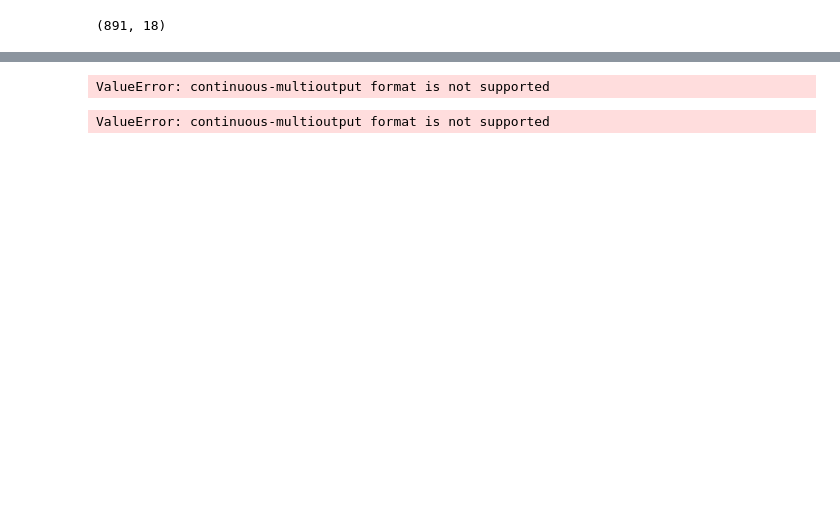
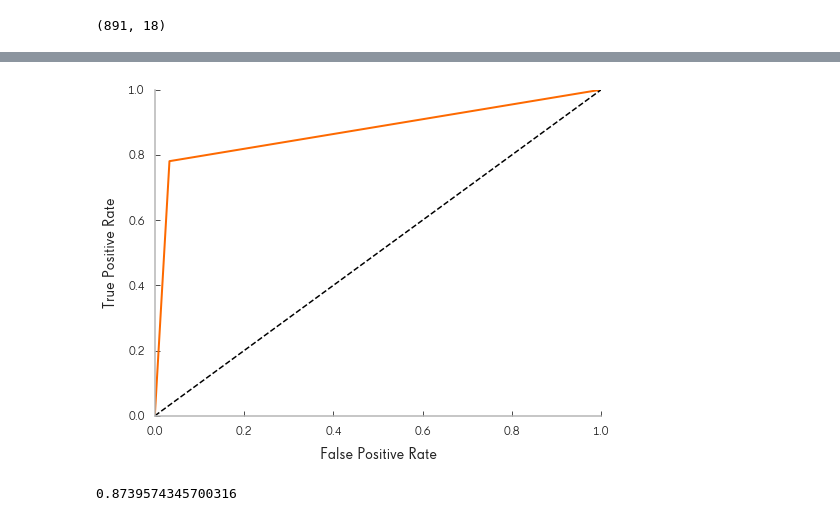
Before and after one commit to caheredia/titanic_predict, a Jupyter notebook: 0.2-streamline_analysis.ipynb, the cells around one changed output, grey strips where cells are left out. Saved outputs shown, nothing was run; the diff lists cells and outputs as text; code cells hidden in the pictures; blank space fills up the shorter version.

```diff
--- a/0.2-streamline_analysis.ipynb
+++ b/0.2-streamline_analysis.ipynb
@@ -246,0 +257,2 @@ y_scores = cross_val_predict(xgb_clf, X_train, y_train, cv=3,
+# %%
+fpr, tpr, thresholds = roc_curve(y_train, y_scores)
@@ -255,19 +365,11 @@ y_scores.shape
 # %%
-fpr, tpr, thresholds = roc_curve(X_train, y_scores)
+fpr, tpr, thresholds = roc_curve(y_train, y_scores)
+plt.figure(figsize=(8, 6))
+plot_roc_curve(fpr, tpr)
+plt.show()
 # %% [output]
-ValueError: continuous-multioutput format is not supported
+[figure, added]
-# %%
-
-
-def plot_roc_curve(fpr, tpr, label=None):
-    plt.plot(fpr, tpr, linewidth=2, label=label)
-    plt.plot([0, 1], [0, 1], 'k--')
-    plt.axis([0, 1, 0, 1])
-    plt.xlabel('False Positive Rate', fontsize=16)
-    plt.ylabel('True Positive Rate', fontsize=16)
-
-plt.figure(figsize=(8, 6))
-plot_roc_curve(fpr, tpr)
-plt.show()
-# %% [output]
-ValueError: continuous-multioutput format is not supported
+# %%
+roc_auc_score(y_train, y_scores)
+# %% [output]
+0.8739574345700316
```
Also changed, not shown: parts of 30 cells of this notebook.
